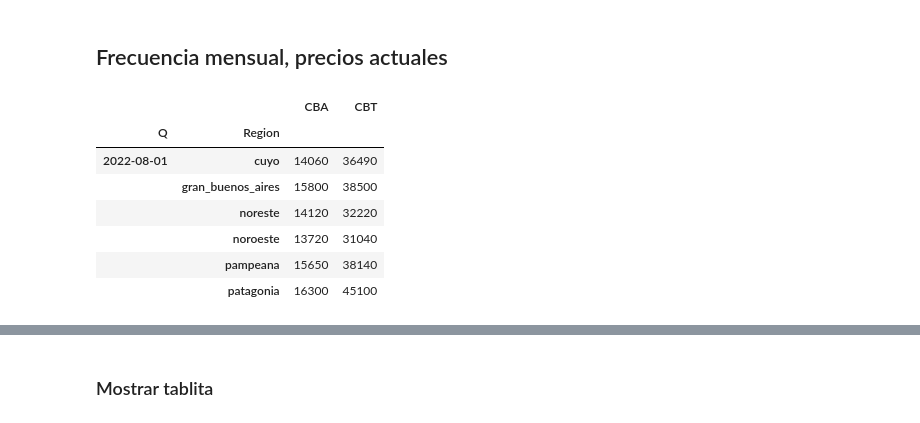
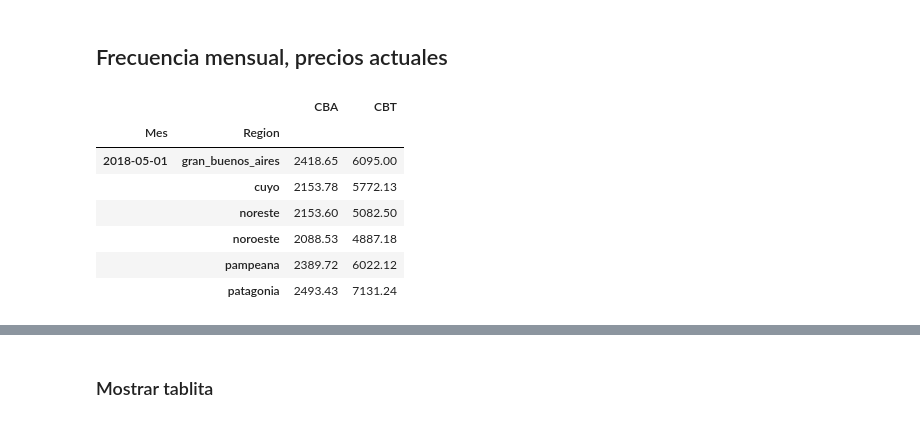
Before and after one commit to matuteiglesias/canastasINDEC, a Jupyter notebook: Computar Canastas.ipynb, the cells around one changed output, grey strips where cells are left out. Drawn from its saved outputs; the diff is of its cells as text; code cells hidden in the pictures.

```diff
--- a/Computar Canastas.ipynb
+++ b/Computar Canastas.ipynb
@@ -103,6 +104,7 @@ mes_actual = today.strftime("%Y-%m")
 
 cpi_actual = cpi_M.loc[mes_actual]['index'][0]
 cpi_ref = cpi_M.loc[ref]['index'][0]
+cpi_ult_mes_CB = cpi_M.loc[ultimo_mes]['index']
 
 CB_hoy = CB_defl*(cpi_actual/cpi_ref)
 CB_hoy = CB_hoy.round(-1).astype(int)
@@ -111,12 +113,14 @@ CB_hoy.index.name = 'Q'
 tabla_CB_hoy = CB_hoy.loc[mes_actual].stack()
 CB_hoy = CB_hoy.stack().reset_index()
 CB_hoy.to_csv('./data/CB_Reg_defl_m.csv', index = False)
-# %% [output]
-|  |  | CBA | CBT |
-| Q | Region |  |  |
-| 2022-08-01 | cuyo | 14060 | 36490 |
-|  | gran_buenos_aires | 15800 | 38500 |
-|  | noreste | 14120 | 32220 |
-|  | noroeste | 13720 | 31040 |
-|  | pampeana | 15650 | 38140 |
-|  | patagonia | 16300 | 45100 |
+# %%
+CB.loc['2018-05']
+# %% [output]
+|  |  | CBA | CBT |
+| Mes | Region |  |  |
+| 2018-05-01 | gran_buenos_aires | 2418.65 | 6095.00 |
+|  | cuyo | 2153.78 | 5772.13 |
+|  | noreste | 2153.60 | 5082.50 |
+|  | noroeste | 2088.53 | 4887.18 |
+|  | pampeana | 2389.72 | 6022.12 |
+|  | patagonia | 2493.43 | 7131.24 |
```
Also changed, not shown: parts of 5 cells of this notebook, 1 other file.
